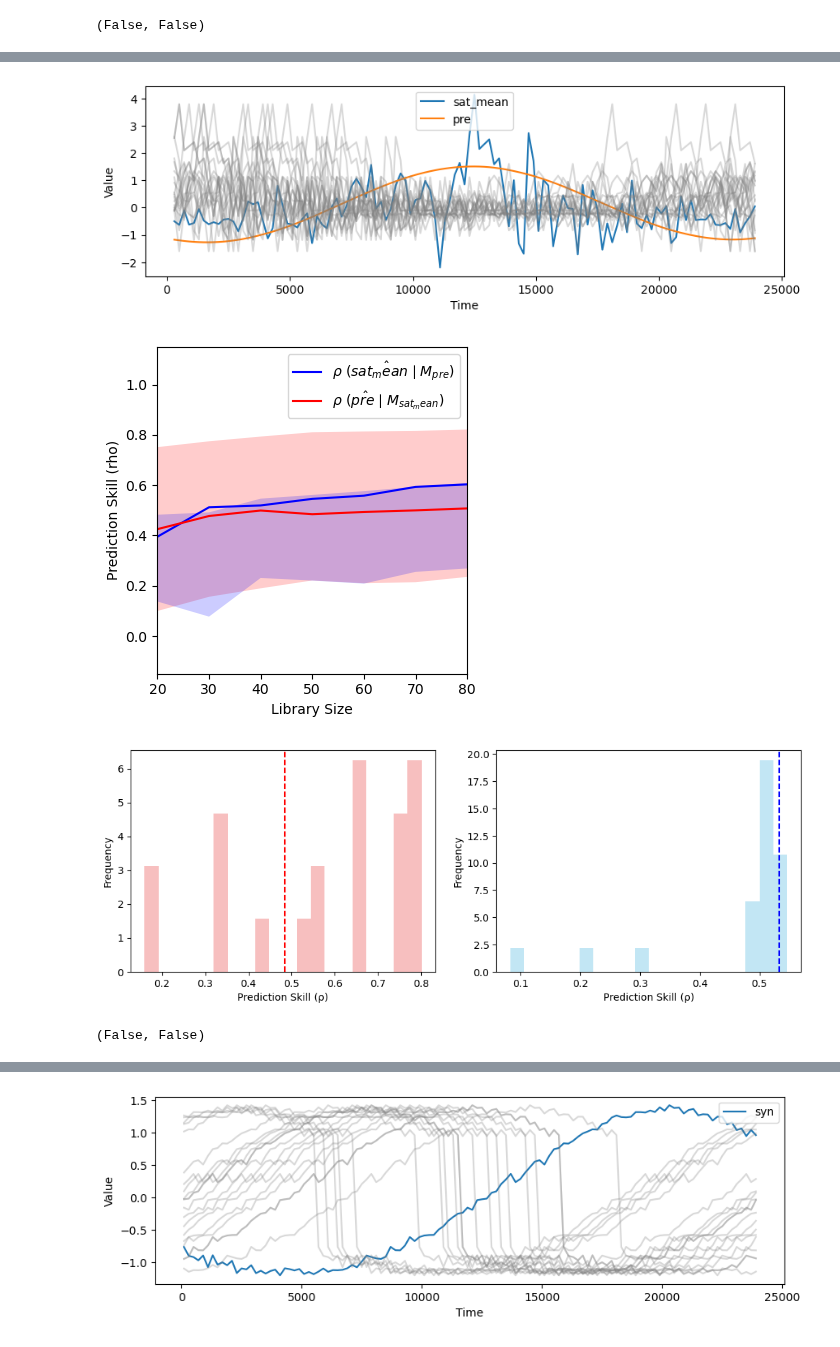
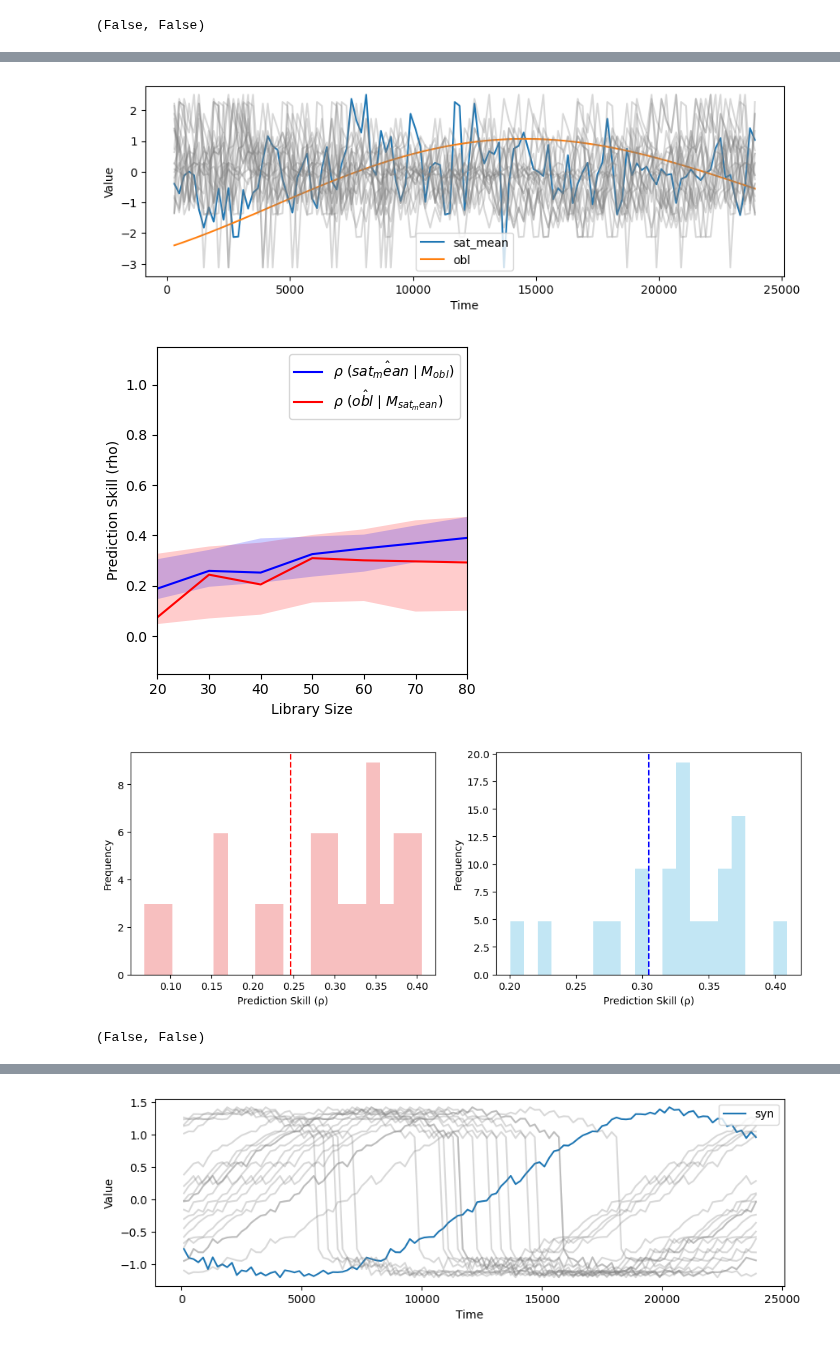
Before and after one commit to Peisong-Zheng/Inso_LGMR, a Jupyter notebook: synthetic_data_test.ipynb, the cells around one changed output, grey strips where cells are left out. Drawn from its saved outputs; the diff is of its cells as text; code cells hidden in the pictures.

```diff
--- a/synthetic_data_test.ipynb
+++ b/synthetic_data_test.ipynb
@@ -617,39 +656,39 @@ print(test_result)
 # %%
 from toolbox import significant_test as st
 import importlib
 importlib.reload(st)
 
-sat_mean = ds_sat['sat'].isel(lat=80).isel(lon=7).values
+sat_mean = ds_sat['sat'].isel(lat=30).isel(lon=7).values
 # sat_mean = ds_sat['sat'].mean(dim=['lat', 'lon']).values
 df_sat_mean = pd.DataFrame({'age': ds_sat['age'].values, 'sat_mean': sat_mean})
 
 # # # calculate the direvative of the sat_mean column and crop the age to the same length as df_syn
 df_sat_mean['sat_mean'] = df_sat_mean['sat_mean'].diff()
 df_sat_mean = df_sat_mean.dropna()
 
 
-df_pre['pre']=df_pre['pre']*-1
-df_pre_short=df_pre.copy()
+# df_obl['obl']=df_obl['obl']*-1
+df_obl_short=df_obl.copy()
 # crop the pre to the same length as df_sat_mean by drop the first row
-df_pre_short = df_pre_short.iloc[1:]
+df_obl_short = df_obl_short.iloc[1:]
 
 
 ccm_out, ran_ccm_list,test_result = st.ccm_significance_test_v2(
     df_sd      = df_sat_mean,
-    df_pre     = df_pre_short,
-    E         = 5,
-    tau       = 3,
+    df_pre     = df_obl_short,
+    E         = 3,
+    tau       = -5,
     Tp =-8,
     n_ran     = 20,
     libSizes  = "20 30 40 50 60 70 80",
     sample    = 10,
     showPlot  = True
 )
 
 
 print(test_result)
 # %% [output]
-[figure, old version]
+[figure, new version]
-[figure, old version]
+[figure, new version]
-[figure, old version]
+[figure, new version]
 (False, False)
```
Also changed, not shown: parts of 4 cells of this notebook, 3 other files.
